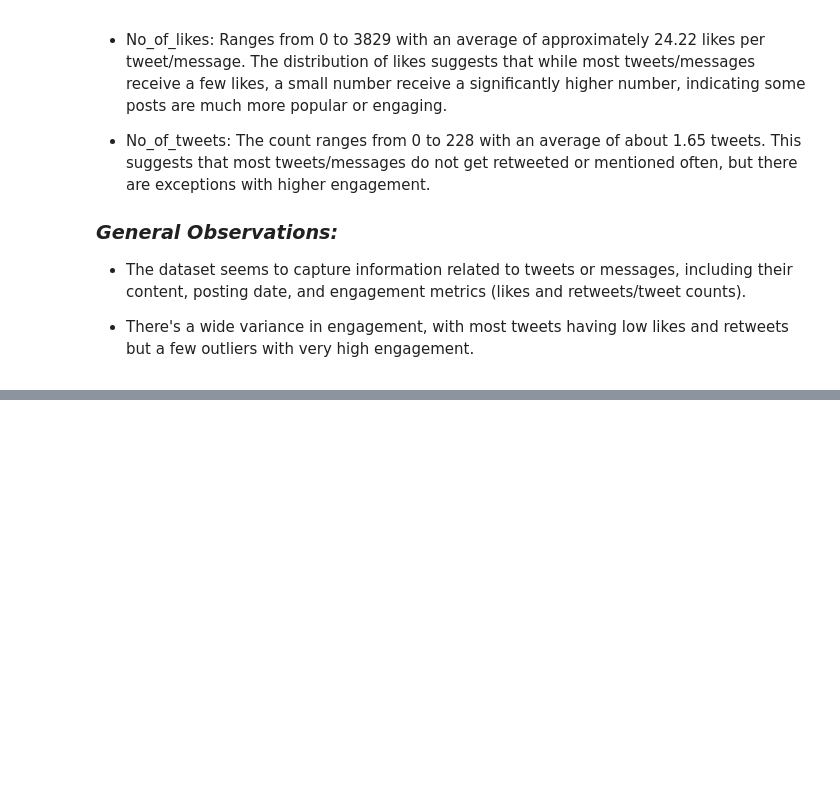
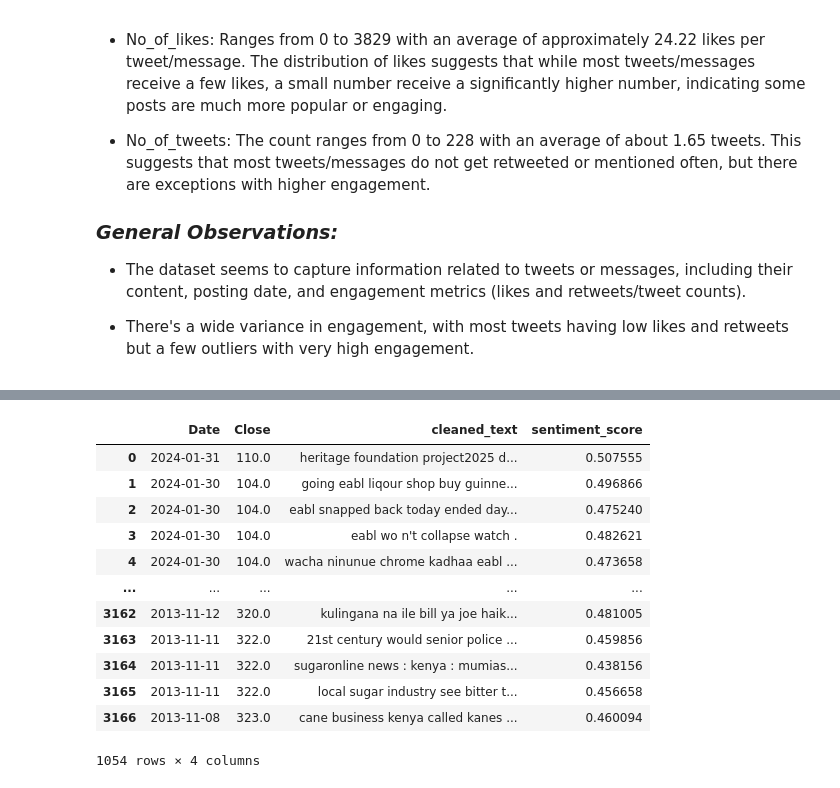
Before and after one commit to derak-isaack/dsc-capstone-project_finale, a Jupyter notebook: code/notebook3.ipynb, the cells around one changed output, grey strips where cells are left out. Drawn from its saved outputs; the diff is of its cells as text; code cells hidden in the pictures; blank space fills up the shorter version.

```diff
--- a/code/notebook3.ipynb
+++ b/code/notebook3.ipynb
@@ -923,0 +991,22 @@ text_analysis_bert.encode_texts()
+# %%
+# Columns to drop
+columns_to_drop = ['text']
+
+# Dropping columns
+data = data.drop(columns=columns_to_drop)
+# %%
+data
+# %% [output]
+|  | Date | Close | cleaned_text | sentiment_score |
+| 0 | 2024-01-31 | 110.0 | heritage foundation project2025 d... | 0.507555 |
+| 1 | 2024-01-30 | 104.0 | going eabl liqour shop buy guinne... | 0.496866 |
+| 2 | 2024-01-30 | 104.0 | eabl snapped back today ended day... | 0.475240 |
+| 3 | 2024-01-30 | 104.0 | eabl wo n't collapse watch . | 0.482621 |
+| 4 | 2024-01-30 | 104.0 | wacha ninunue chrome kadhaa eabl ... | 0.473658 |
+| ... | ... | ... | ... | ... |
+| 3162 | 2013-11-12 | 320.0 | kulingana na ile bill ya joe haik... | 0.481005 |
+| 3163 | 2013-11-11 | 322.0 | 21st century would senior police ... | 0.459856 |
+| 3164 | 2013-11-11 | 322.0 | sugaronline news : kenya : mumias... | 0.438156 |
+| 3165 | 2013-11-11 | 322.0 | local sugar industry see bitter t... | 0.456658 |
+| 3166 | 2013-11-08 | 323.0 | cane business kenya called kanes ... | 0.460094 |
+1054 rows × 4 columns
```
Also changed, not shown: parts of 22 cells of this notebook.
